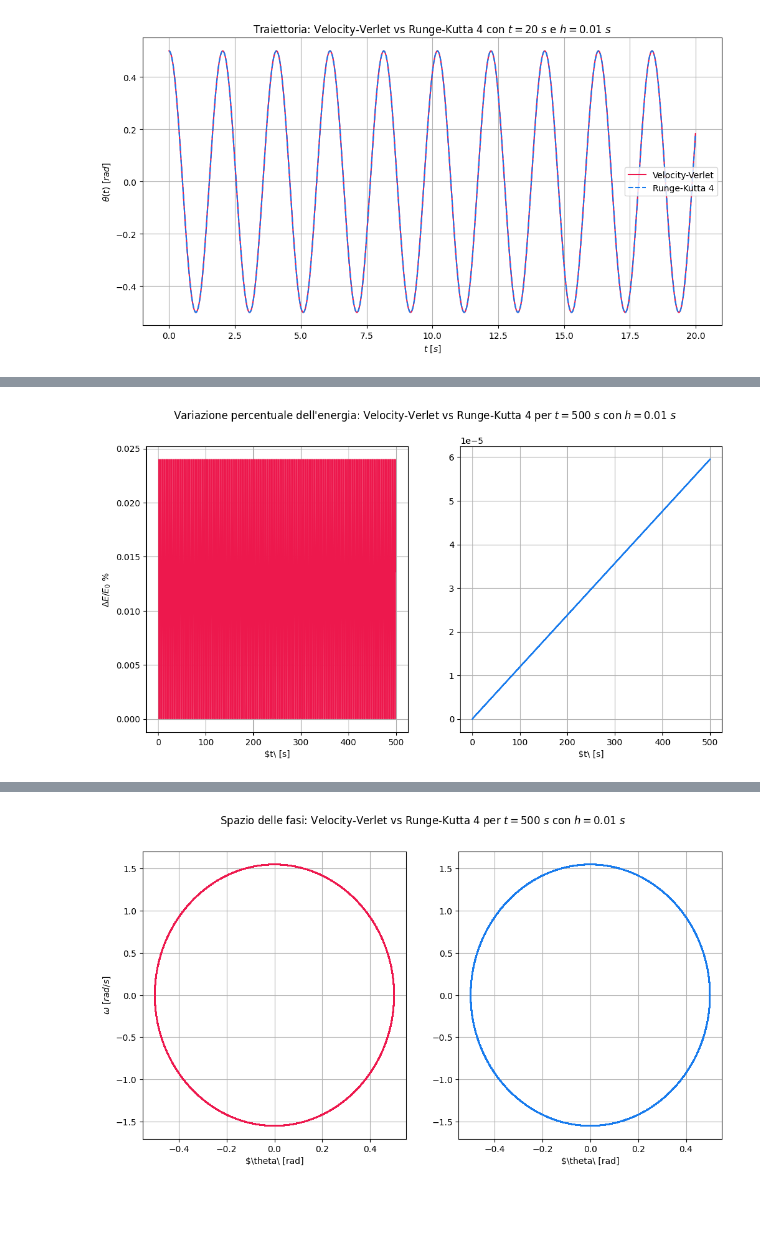
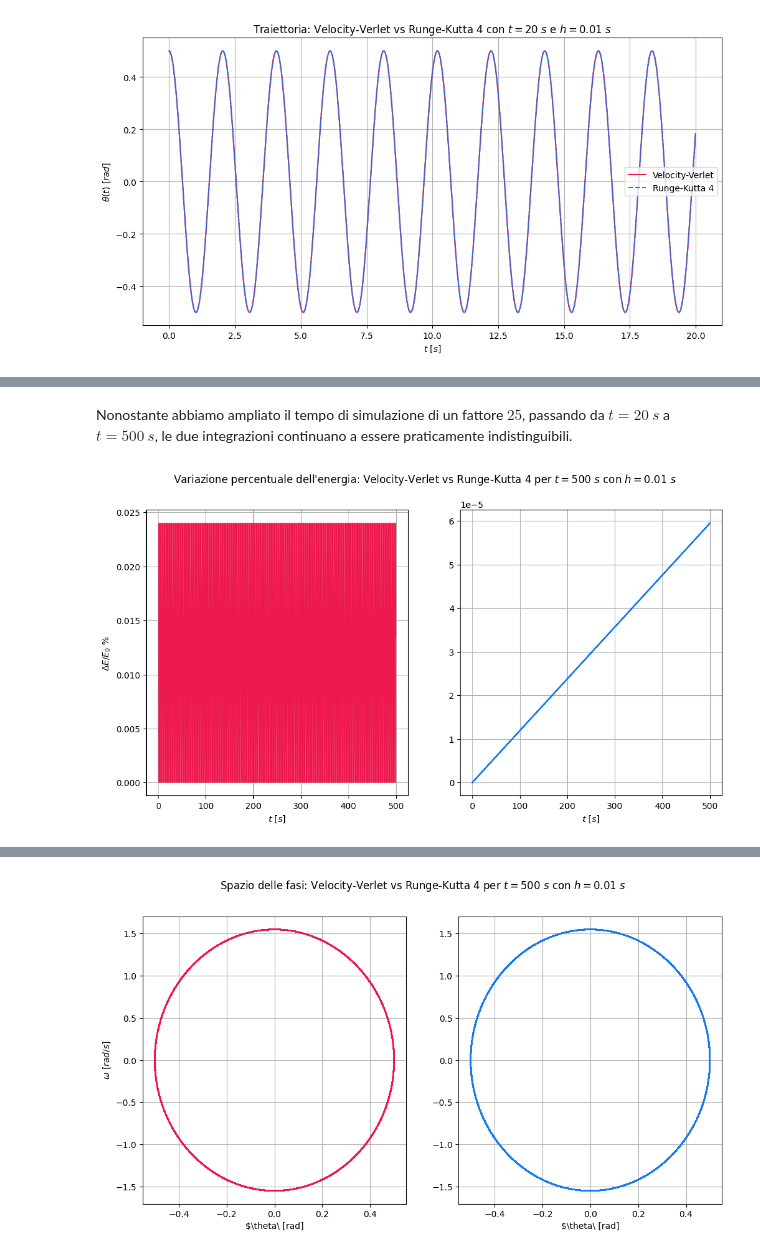
Before and after one commit to nicola-lamaddalena/computational_physics_course, a Jupyter notebook: ode/pendolo_semplice_v2/pendolo_semplice_v2.ipynb, the cells around one changed output, grey strips where cells are left out. Drawn from its saved outputs; the diff is of its cells as text; code cells hidden in the pictures; blank space fills up the shorter version.

```diff
--- a/ode/pendolo_semplice_v2/pendolo_semplice_v2.ipynb
+++ b/ode/pendolo_semplice_v2/pendolo_semplice_v2.ipynb
@@ -32,5 +46,11 @@ hs = np.array([0.1, 0.05, 0.02, 0.01, 0.005, 0.002, 0.001])
 # %%
 def verlet(theta0: float, h: float, times: list[float]) -> tuple[list[float], list[float]]:
+    """
+    Implementazione Velocity-Verlet:
+        calcoliamo preventivamente le quantità h/2 e h**2/2 per ottimizzare il codice ed evitare di computare
+        due moltiplicazioni ad ogni ciclo. Per l'implementazione vengono usati gli array di numpy che permettono
+        di allocare la memoria necessaria senza utilizzare gli array dinamici di Python.
+    """
     a0 = -gL * np.sin(theta0)
     h_mezzi, h_quadro_mezzi = h/2, h**2/2
     pos, vel = np.zeros(len(times)), np.zeros(len(times))
@@ -91,24 +114,26 @@ plt.show()
+# %% [markdown]
+Nonostante abbiamo ampliato il tempo di simulazione di un fattore $25$, passando da $t=20\ s$ a $t=500\ s$, le due integrazioni continuano a essere praticamente indistinguibili.
 # %%
 # ENERGIE
 ver_energy = 0.5 * m * L**2 * l_ver_vel**2 + m * g * L * (1 - np.cos(l_ver_pos))
 rk4_energy = 0.5 * m * L**2 * l_rk4_vel**2 + m * g * L * (1 - np.cos(l_rk4_pos))
 energy = [0.5 * m * L**2 * omega0**2 + m * g * L * (1 - np.cos(theta0)) for _ in long_times]
 
 delta_ver_energy = abs(ver_energy - energy)
 delta_rk4_energy = abs(rk4_energy - energy)
 
 fig, (ax1, ax2) = plt.subplots(1, 2)
 
 ax1.plot(long_times, 100*delta_ver_energy/energy, color=ver_color, label="Velocity-Verlet", lw=0.3)
-ax1.set_xlabel(r"$t\ [s]")
+ax1.set_xlabel(r"$t\ [s]$")
 ax1.set_ylabel(r"$\Delta E/E_0\ \%$")
 ax1.grid(True)
 
 ax2.plot(long_times, 100*delta_rk4_energy/energy, color=rk4_color, label="Runge-Kutta 4")
-ax2.set_xlabel(r"$t\ [s]")
+ax2.set_xlabel(r"$t\ [s]$")
 ax2.grid(True)
 
 plt.suptitle(rf"Variazione percentuale dell'energia: Velocity-Verlet vs Runge-Kutta 4 per $t={t2}\ s$ con $h={h}\ s$")
 plt.show()
 # %% [output]
-[figure, old version]
+[figure, new version]
```
Also changed, not shown: parts of 6 cells of this notebook.
